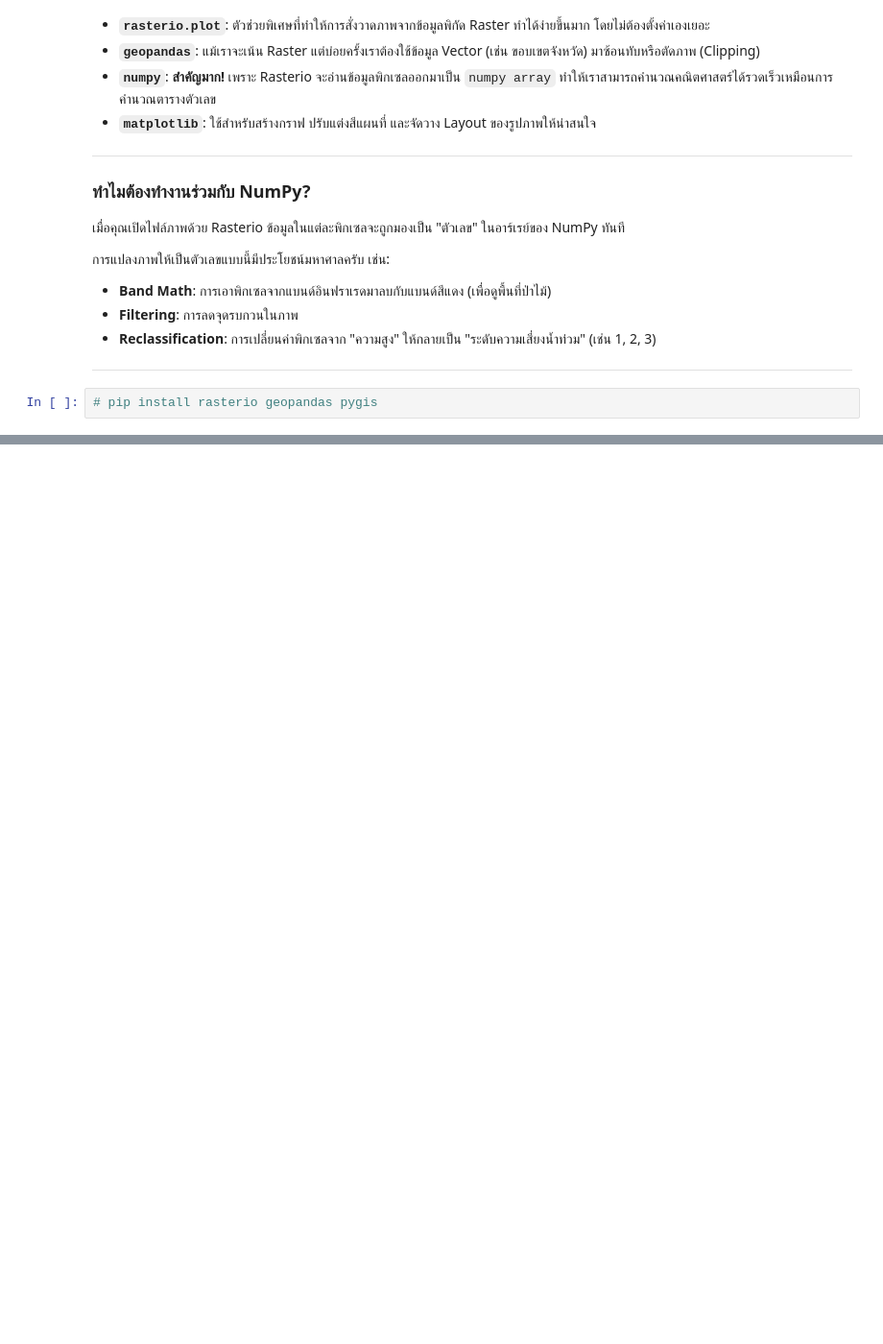
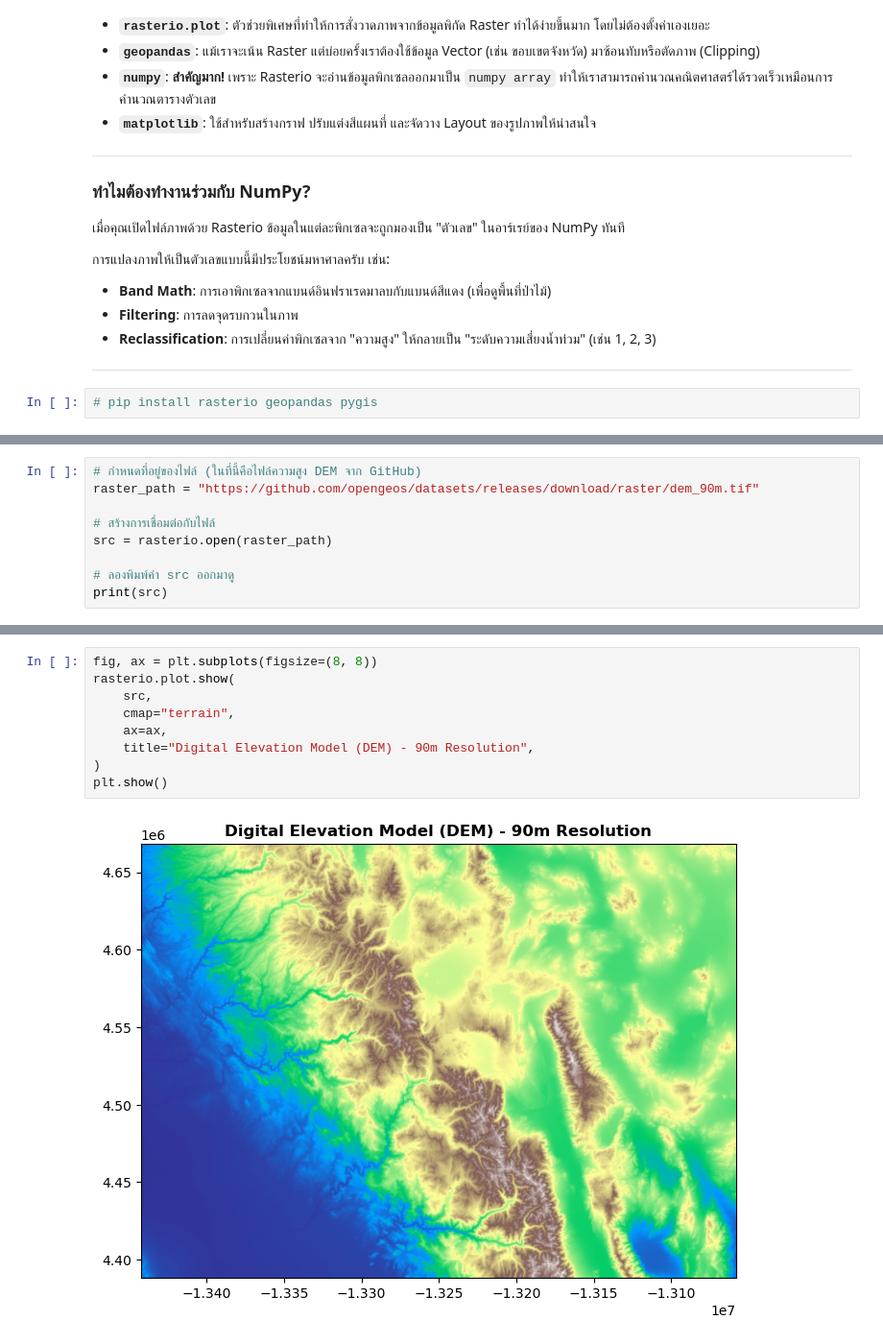
Before and after one commit to thammarat-ai/learngisprog, a Jupyter notebook: Raster_Data_Rasterio/raster_date_rasterio.ipynb, the cells around one changed output, grey strips where cells are left out. Shown at 96% size. Cells and saved outputs as stored; diff of their text form; blank space fills up the shorter version.

Commit message:
raster save1

```diff
--- a/Raster_Data_Rasterio/raster_date_rasterio.ipynb
+++ b/Raster_Data_Rasterio/raster_date_rasterio.ipynb
@@ -172,0 +147,9 @@ GeoPandas: 1.1.1
+# %%
+# กำหนดที่อยู่ของไฟล์ (ในที่นี้คือไฟล์ความสูง DEM จาก GitHub)
+raster_path = "https://github.com/opengeos/datasets/releases/download/raster/dem_90m.tif"
+
+# สร้างการเชื่อมต่อกับไฟล์
+src = rasterio.open(raster_path)
+
+# ลองพิมพ์ค่า src ออกมาดู
+print(src)
@@ -172,0 +289,11 @@ GeoPandas: 1.1.1
+# %%
+fig, ax = plt.subplots(figsize=(8, 8))
+rasterio.plot.show(
+    src,
+    cmap="terrain",
+    ax=ax,
+    title="Digital Elevation Model (DEM) - 90m Resolution",
+)
+plt.show()
+# %% [output]
+[figure, added]
```
Also changed, not shown: parts of 34 cells of this notebook.
